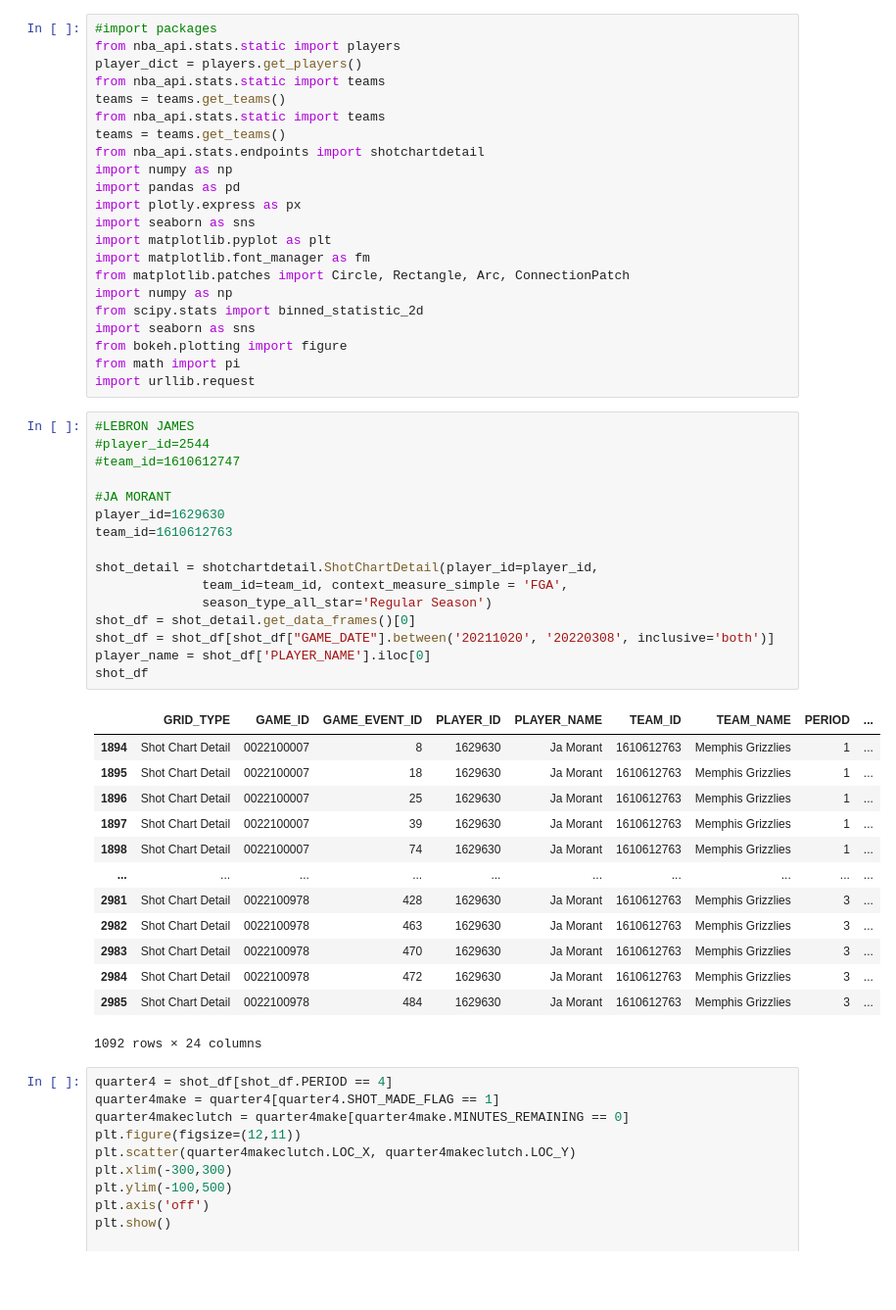
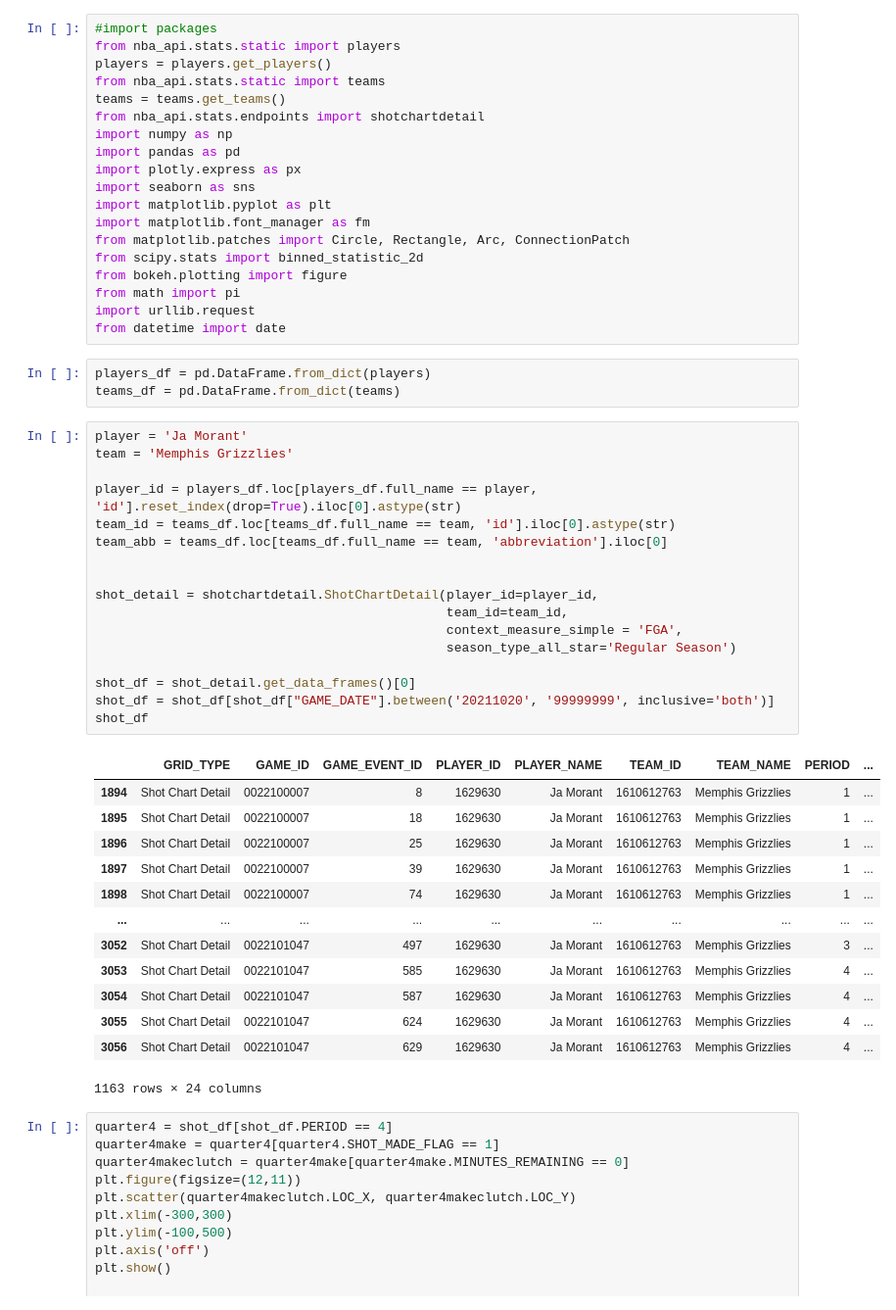
Before and after one commit to AlexFaux/shot_chart, a Jupyter notebook: Shot Chart.ipynb, the cells around one changed output. Shown: that part at 98% size. Cells and saved outputs as stored; diff of their text form; blank space fills up the shorter version.

```diff
--- a/Shot Chart.ipynb
+++ b/Shot Chart.ipynb
@@ -1,9 +1,7 @@
 # %%
 #import packages
 from nba_api.stats.static import players
-player_dict = players.get_players()
-from nba_api.stats.static import teams
-teams = teams.get_teams()
+players = players.get_players()
 from nba_api.stats.static import teams
 teams = teams.get_teams()
 from nba_api.stats.endpoints import shotchartdetail
@@ -14,42 +12,45 @@ import seaborn as sns
 import matplotlib.pyplot as plt
 import matplotlib.font_manager as fm
 from matplotlib.patches import Circle, Rectangle, Arc, ConnectionPatch
-import numpy as np
 from scipy.stats import binned_statistic_2d
-import seaborn as sns
 from bokeh.plotting import figure
 from math import pi
 import urllib.request
+from datetime import date
+# %%
+players_df = pd.DataFrame.from_dict(players)
+teams_df = pd.DataFrame.from_dict(teams)
 # %%
-#LEBRON JAMES
-#player_id=2544
-#team_id=1610612747
+player = 'Ja Morant'
+team = 'Memphis Grizzlies'
 
-#JA MORANT
-player_id=1629630
-team_id=1610612763
+player_id = players_df.loc[players_df.full_name == player, 'id'].reset_index(drop=True).iloc[0].astype(str)
+team_id = teams_df.loc[teams_df.full_name == team, 'id'].iloc[0].astype(str)
+team_abb = teams_df.loc[teams_df.full_name == team, 'abbreviation'].iloc[0]
+
 
 shot_detail = shotchartdetail.ShotChartDetail(player_id=player_id,
-              team_id=team_id, context_measure_simple = 'FGA',
-              season_type_all_star='Regular Season')
+                                              team_id=team_id,
+                                              context_measure_simple = 'FGA',
+                                              season_type_all_star='Regular Season')
+
 shot_df = shot_detail.get_data_frames()[0]
-shot_df = shot_df[shot_df["GAME_DATE"].between('20211020', '20220308', inclusive='both')]
-player_name = shot_df['PLAYER_NAME'].iloc[0]
+shot_df = shot_df[shot_df["GAME_DATE"].between('20211020', '99999999', inclusive='both')]
 shot_df
 # %% [output]
 |  | GRID_TYPE | GAME_ID | GAME_EVENT_ID | PLAYER_ID | PLAYER_NAME | TEAM_ID | TEAM_NAME | PERIOD | ... |
 | 1894 | Shot Chart Detail | 0022100007 | 8 | 1629630 | Ja Morant | 1610612763 | Memphis Grizzlies | 1 | ... |
 | 1895 | Shot Chart Detail | 0022100007 | 18 | 1629630 | Ja Morant | 1610612763 | Memphis Grizzlies | 1 | ... |
 | 1896 | Shot Chart Detail | 0022100007 | 25 | 1629630 | Ja Morant | 1610612763 | Memphis Grizzlies | 1 | ... |
 | 1897 | Shot Chart Detail | 0022100007 | 39 | 1629630 | Ja Morant | 1610612763 | Memphis Grizzlies | 1 | ... |
 | 1898 | Shot Chart Detail | 0022100007 | 74 | 1629630 | Ja Morant | 1610612763 | Memphis Grizzlies | 1 | ... |
 | ... | ... | ... | ... | ... | ... | ... | ... | ... | ... |
-| 2981 | Shot Chart Detail | 0022100978 | 428 | 1629630 | Ja Morant | 1610612763 | Memphis Grizzlies | 3 | ... |
-| 2982 | Shot Chart Detail | 0022100978 | 463 | 1629630 | Ja Morant | 1610612763 | Memphis Grizzlies | 3 | ... |
-| 2983 | Shot Chart Detail | 0022100978 | 470 | 1629630 | Ja Morant | 1610612763 | Memphis Grizzlies | 3 | ... |
-| 2984 | Shot Chart Detail | 0022100978 | 472 | 1629630 | Ja Morant | 1610612763 | Memphis Grizzlies | 3 | ... |
-| 2985 | Shot Chart Detail | 0022100978 | 484 | 1629630 | Ja Morant | 1610612763 | Memphis Grizzlies | 3 | ... |
+| 3052 | Shot Chart Detail | 0022101047 | 497 | 1629630 | Ja Morant | 1610612763 | Memphis Grizzlies | 3 | ... |
+| 3053 | Shot Chart Detail | 0022101047 | 585 | 1629630 | Ja Morant | 1610612763 | Memphis Grizzlies | 4 | ... |
+| 3054 | Shot Chart Detail | 0022101047 | 587 | 1629630 | Ja Morant | 1610612763 | Memphis Grizzlies | 4 | ... |
+| 3055 | Shot Chart Detail | 0022101047 | 624 | 1629630 | Ja Morant | 1610612763 | Memphis Grizzlies | 4 | ... |
+| 3056 | Shot Chart Detail | 0022101047 | 629 | 1629630 | Ja Morant | 1610612763 | Memphis Grizzlies | 4 | ... |
-1092 rows × 24 columns
+1163 rows × 24 columns
 # %%
 quarter4 = shot_df[shot_df.PERIOD == 4]
 quarter4make = quarter4[quarter4.SHOT_MADE_FLAG == 1]
```
Also changed, not shown: parts of 5 cells of this notebook, 1 other file.
